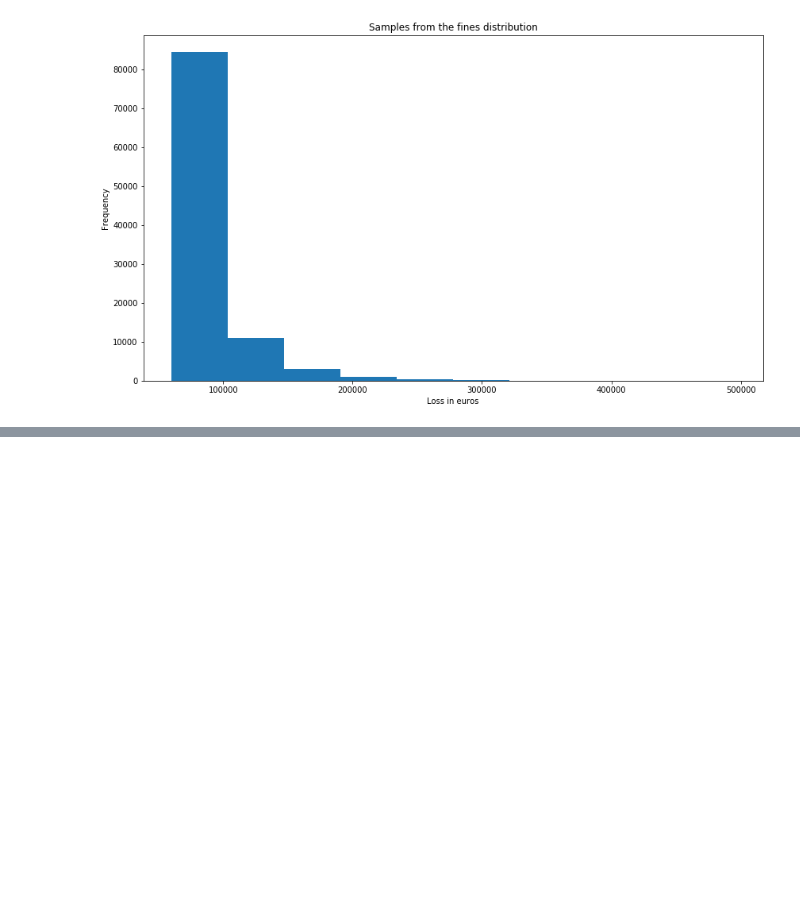
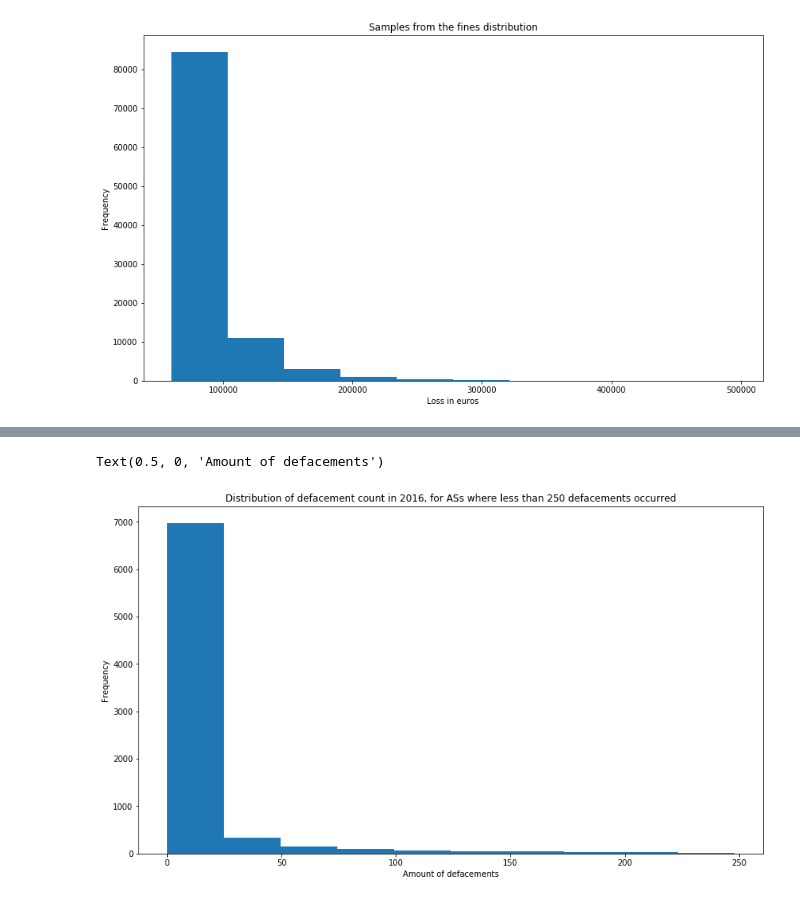
Before and after one commit to samvho/EoCS-portals, a Jupyter notebook: assignment2_data.ipynb, the cells around one changed output, grey strips where cells are left out. Saved outputs shown, nothing was run; the diff lists cells and outputs as text; code cells hidden in the pictures; blank space fills up the shorter version.

```diff
--- a/assignment2_data.ipynb
+++ b/assignment2_data.ipynb
@@ -94,0 +135,6 @@ Text(0.5, 0, 'Loss in euros')
+# %%
+plot = df.loc[df['2016'] < 250, '2016'].plot(kind='hist', figsize=(14, 8), title='Distribution of defacement count in 2016, for ASs where less than 250 defacements occurred')
+plot.set_xlabel('Amount of defacements')
+# %% [output]
+Text(0.5, 0, 'Amount of defacements')
+[figure, added]
```
Also changed, not shown: parts of 12 cells of this notebook.
